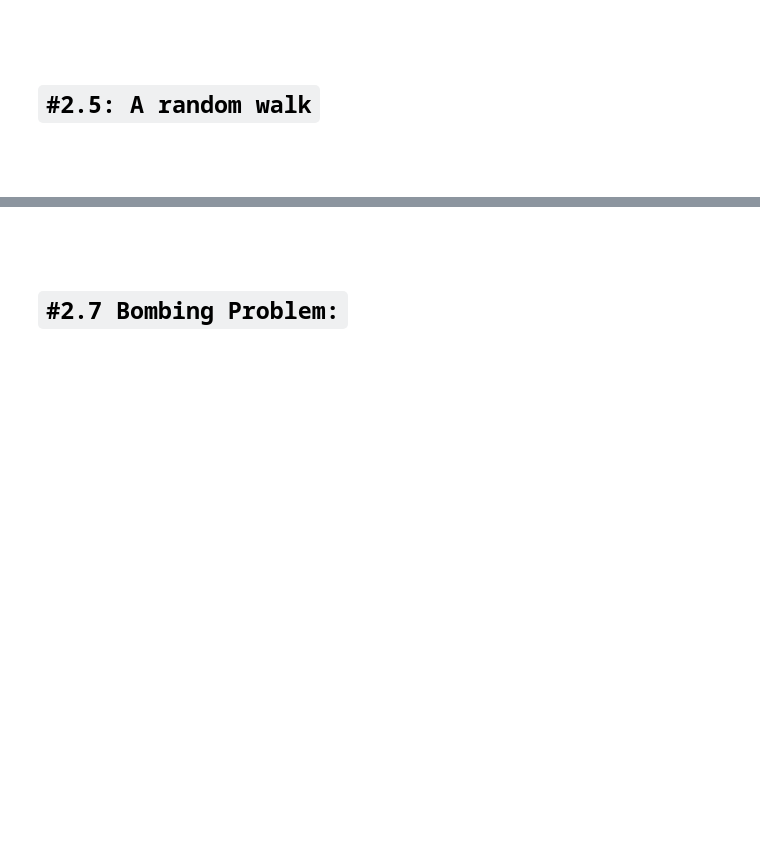
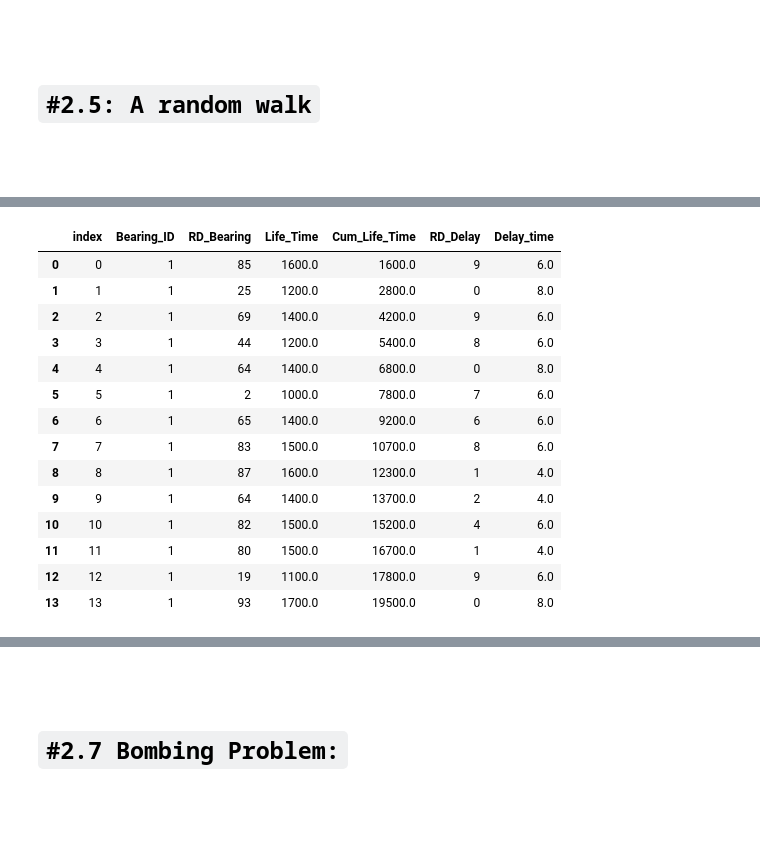
Before and after one commit to yasin-arafat-05/python-academic, a Jupyter notebook: simulation_modeling/01_monte_carlo.ipynb, the cells around one changed output, grey strips where cells are left out. Saved outputs shown, nothing was run; the diff lists cells and outputs as text; code cells hidden in the pictures; blank space fills up the shorter version.

```diff
--- a/simulation_modeling/01_monte_carlo.ipynb
+++ b/simulation_modeling/01_monte_carlo.ipynb
@@ -228,0 +293,4 @@ plt.show()
+# %%
+# let's 100 = 0
+bearing_life["lower"] = (bearing_life["upper"].shift(1).fillna(0)+1).astype(int)
+bearing_life
@@ -228,0 +384,32 @@ plt.show()
+# %%
+
+# ======== For the 3 breaing ============
+def three_brearing_together_policy(target_hours):
+    ans = []
+
+    # ===== total 3 bearing seperately =====
+    for i in range(3):
+        #print("loop -> ", i )
+        total_time = 0
+        while True:
+            random_number_bearing = np.random.randint(0,100,1).item()
+            random_number_delay = np.random.randint(0,10,1).item()
+            life_time = get_bearing_life_val(random_number_bearing,df=bearing_life)
+            delay_time = get_delay_val(random_number_delay,df=delay)
+            total_time += life_time
+            ans.append(
+                {   "Bearing_ID":(i+1),
+                    "RD_Bearing":random_number_bearing,
+                    "Life_Time":life_time,
+                    "Cum_Life_Time": total_time,
+                    "RD_Delay":random_number_delay,
+                    "Delay_time":delay_time
+                }
+            )
+            #print("------------", total_time)
+            if total_time>=target_hours:
+                break
+    return pd.DataFrame(ans)
+
+three_bearing  = three_brearing_together_policy(18000)
+three_bearing.sample(5)
@@ -228,0 +423,20 @@ plt.show()
+# %%
+
+# bearing 1 info:
+three_bearing[three_bearing["Bearing_ID"]==1].reset_index()
+# %% [output]
+|  | index | Bearing_ID | RD_Bearing | Life_Time | Cum_Life_Time | RD_Delay | Delay_time |
+| 0 | 0 | 1 | 85 | 1600.0 | 1600.0 | 9 | 6.0 |
+| 1 | 1 | 1 | 25 | 1200.0 | 2800.0 | 0 | 8.0 |
+| 2 | 2 | 1 | 69 | 1400.0 | 4200.0 | 9 | 6.0 |
+| 3 | 3 | 1 | 44 | 1200.0 | 5400.0 | 8 | 6.0 |
+| 4 | 4 | 1 | 64 | 1400.0 | 6800.0 | 0 | 8.0 |
+| 5 | 5 | 1 | 2 | 1000.0 | 7800.0 | 7 | 6.0 |
+| 6 | 6 | 1 | 65 | 1400.0 | 9200.0 | 6 | 6.0 |
+| 7 | 7 | 1 | 83 | 1500.0 | 10700.0 | 8 | 6.0 |
+| 8 | 8 | 1 | 87 | 1600.0 | 12300.0 | 1 | 4.0 |
+| 9 | 9 | 1 | 64 | 1400.0 | 13700.0 | 2 | 4.0 |
+| 10 | 10 | 1 | 82 | 1500.0 | 15200.0 | 4 | 6.0 |
+| 11 | 11 | 1 | 80 | 1500.0 | 16700.0 | 1 | 4.0 |
+| 12 | 12 | 1 | 19 | 1100.0 | 17800.0 | 9 | 6.0 |
+| 13 | 13 | 1 | 93 | 1700.0 | 19500.0 | 0 | 8.0 |
```
Also changed, not shown: parts of 33 cells of this notebook, 4 other files.
